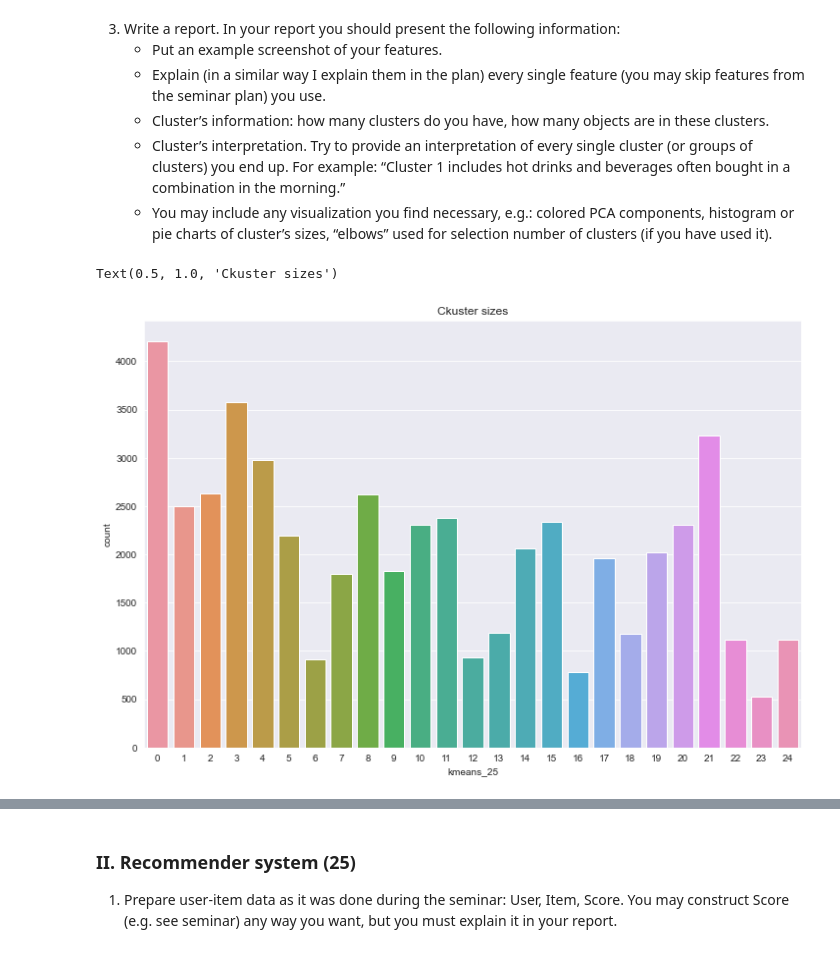
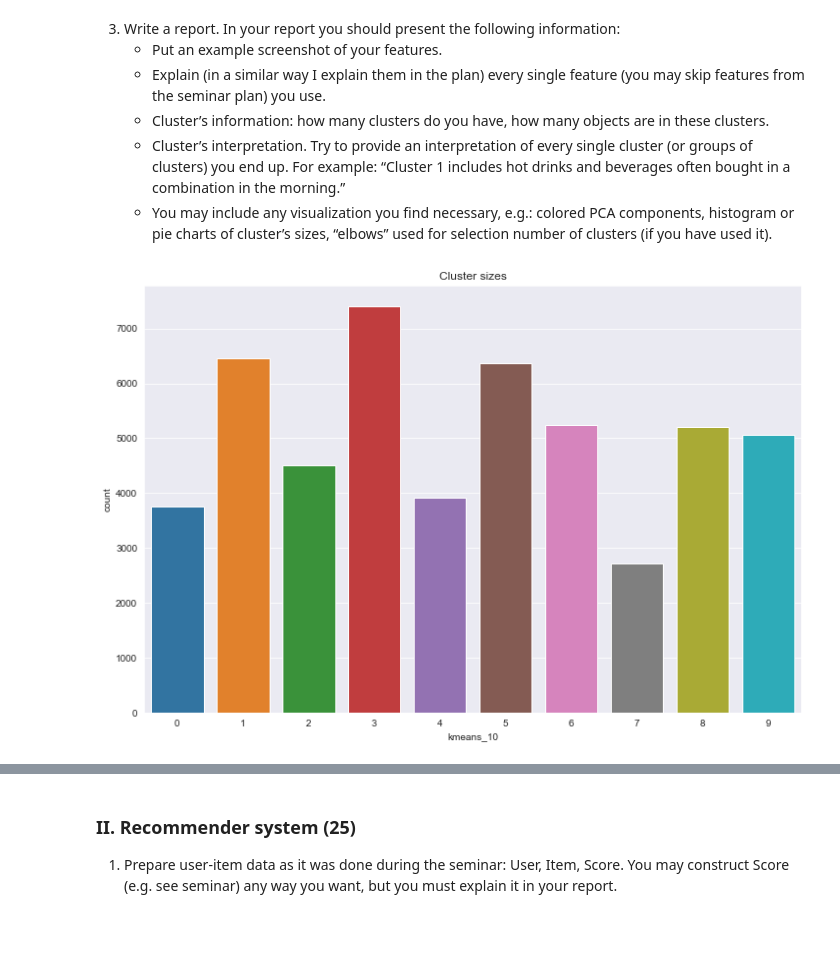
Before and after one commit to Mist3r-R/hse-sse-ds-business-2020, a Jupyter notebook: HW_5.ipynb, the cells around one changed output, grey strips where cells are left out. Cells and saved outputs as stored; diff of their text form; code cells hidden in the pictures.

```diff
--- a/HW_5.ipynb
+++ b/HW_5.ipynb
@@ -362,7 +362,7 @@ plt.show()
 # %% [output]
 [figure]
 # %%
-for k in tqdm([15, 20, 25, 30]):
+for k in tqdm([10, 15, 20, 25, 30]):
     kmeans = KMeans(n_clusters=k)
     predicted = kmeans.fit_predict(data)
     data[f'kmeans_{k}'] = predicted
@@ -423,7 +423,7 @@ def describe_cluster(k, data, labels):
     print('======================================================================================================')
 # %%
 plt.figure(figsize=(12,8))
-sns.countplot(data['kmeans_25']).set_title('Ckuster sizes')
+sns.countplot(data['kmeans_10']).set_title('Cluster sizes')
+plt.show()
 # %% [output]
-Text(0.5, 1.0, 'Ckuster sizes')
-[figure, old version]
+[figure, new version]
```
Also changed, not shown: parts of 6 cells of this notebook.
